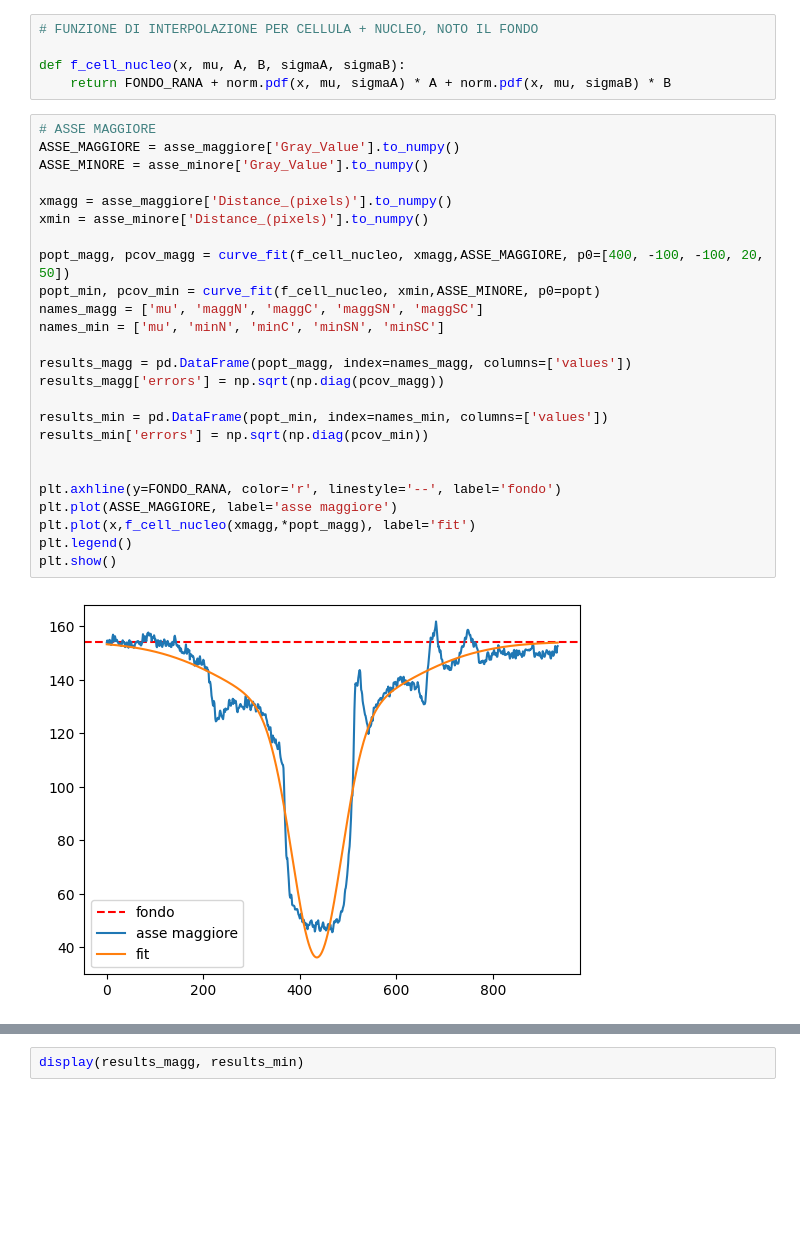
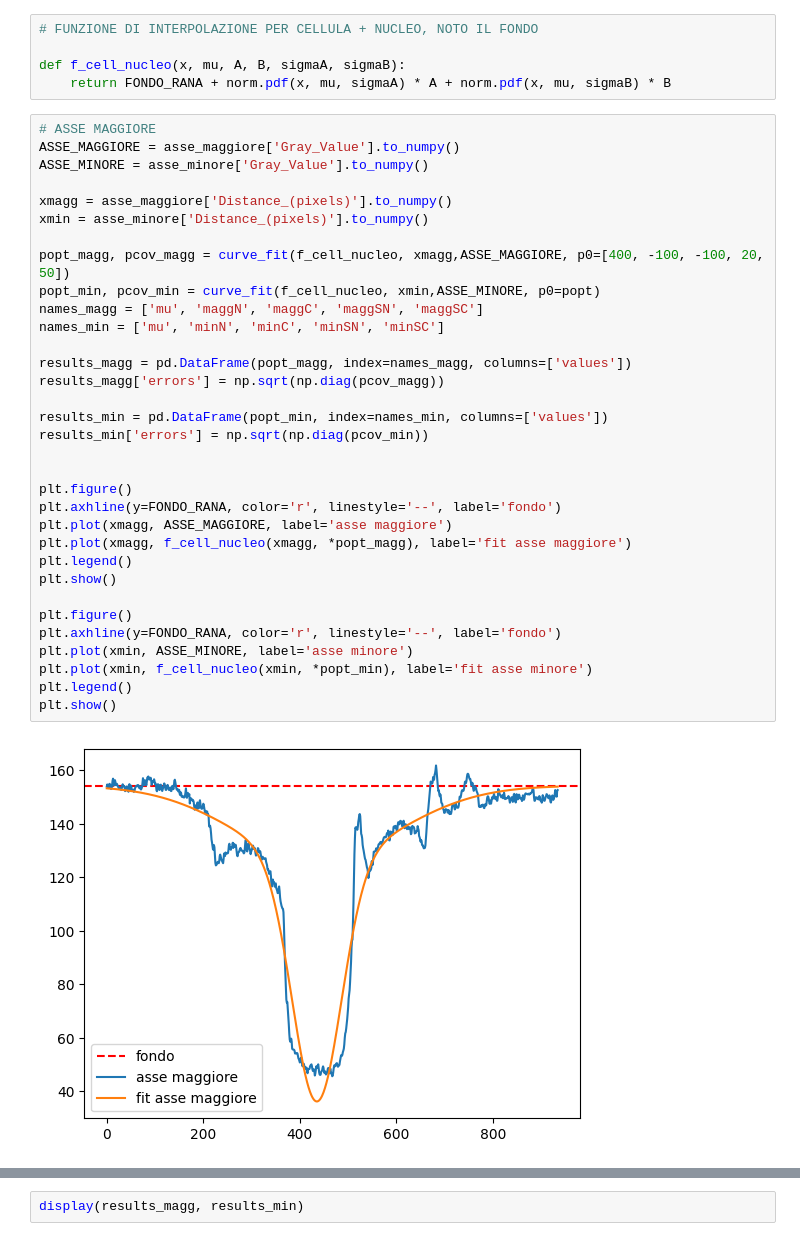
Before and after one commit to CarminatiGiovanni/LaboratorioBiofisica, a Jupyter notebook: DIGITAL PATOLOGY/rana.ipynb, the cells around one changed output, grey strips where cells are left out. Saved outputs shown, nothing was run; the diff lists cells and outputs as text; blank space fills up the shorter version.

Commit message:
updated images

```diff
--- a/DIGITAL PATOLOGY/rana.ipynb
+++ b/DIGITAL PATOLOGY/rana.ipynb
@@ -31,27 +31,35 @@ def f_cell_nucleo(x, mu, A, B, sigmaA, sigmaB):
 # %%
 # ASSE MAGGIORE
 ASSE_MAGGIORE = asse_maggiore['Gray_Value'].to_numpy()
 ASSE_MINORE = asse_minore['Gray_Value'].to_numpy()
 
 xmagg = asse_maggiore['Distance_(pixels)'].to_numpy()
 xmin = asse_minore['Distance_(pixels)'].to_numpy()
 
 popt_magg, pcov_magg = curve_fit(f_cell_nucleo, xmagg,ASSE_MAGGIORE, p0=[400, -100, -100, 20, 50])
 popt_min, pcov_min = curve_fit(f_cell_nucleo, xmin,ASSE_MINORE, p0=popt)
 names_magg = ['mu', 'maggN', 'maggC', 'maggSN', 'maggSC']
 names_min = ['mu', 'minN', 'minC', 'minSN', 'minSC']
 
 results_magg = pd.DataFrame(popt_magg, index=names_magg, columns=['values'])
 results_magg['errors'] = np.sqrt(np.diag(pcov_magg))
 
 results_min = pd.DataFrame(popt_min, index=names_min, columns=['values'])
 results_min['errors'] = np.sqrt(np.diag(pcov_min))
 
 
+plt.figure()
 plt.axhline(y=FONDO_RANA, color='r', linestyle='--', label='fondo')
-plt.plot(ASSE_MAGGIORE, label='asse maggiore')
-plt.plot(x,f_cell_nucleo(xmagg,*popt_magg), label='fit')
+plt.plot(xmagg, ASSE_MAGGIORE, label='asse maggiore')
+plt.plot(xmagg, f_cell_nucleo(xmagg, *popt_magg), label='fit asse maggiore')
 plt.legend()
 plt.show()
+
+plt.figure()
+plt.axhline(y=FONDO_RANA, color='r', linestyle='--', label='fondo')
+plt.plot(xmin, ASSE_MINORE, label='asse minore')
+plt.plot(xmin, f_cell_nucleo(xmin, *popt_min), label='fit asse minore')
+plt.legend()
+plt.show()
 # %% [output]
-[figure, old version]
+[figure, new version]
```
Also changed, not shown: parts of 1 cell of this notebook.
